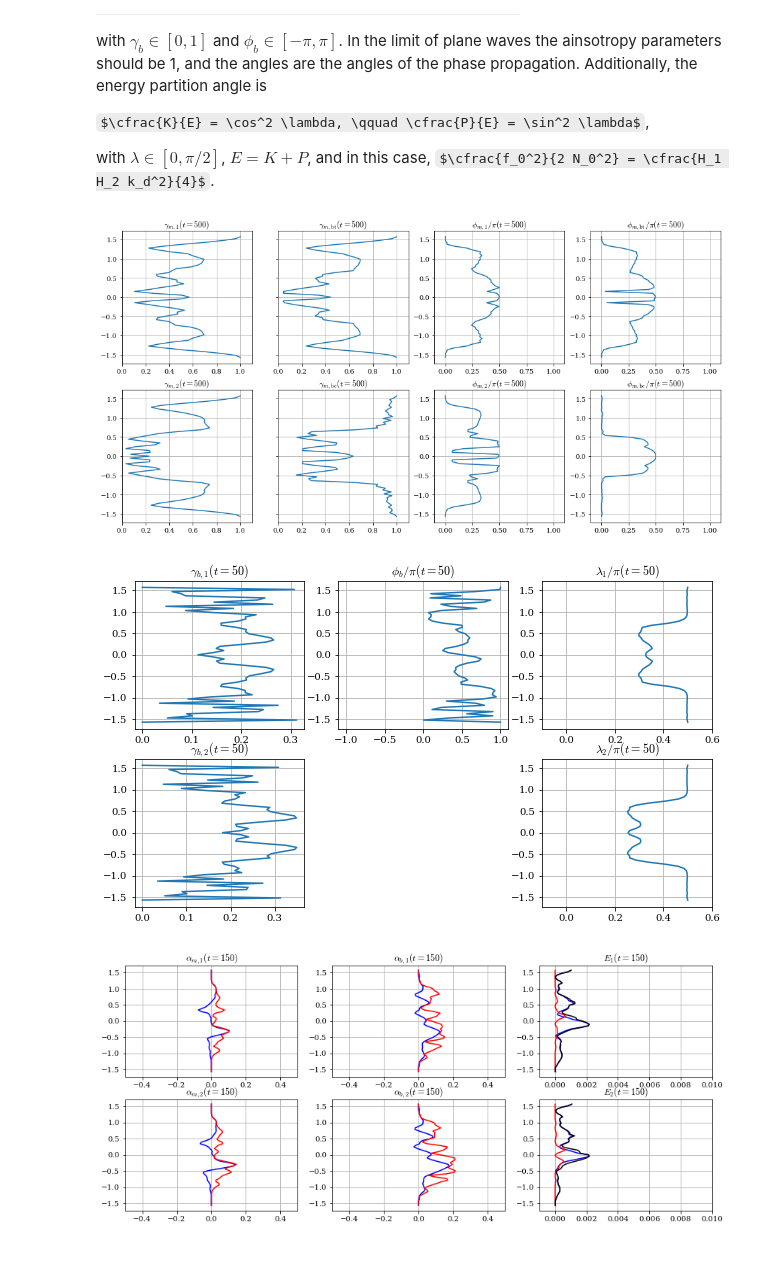
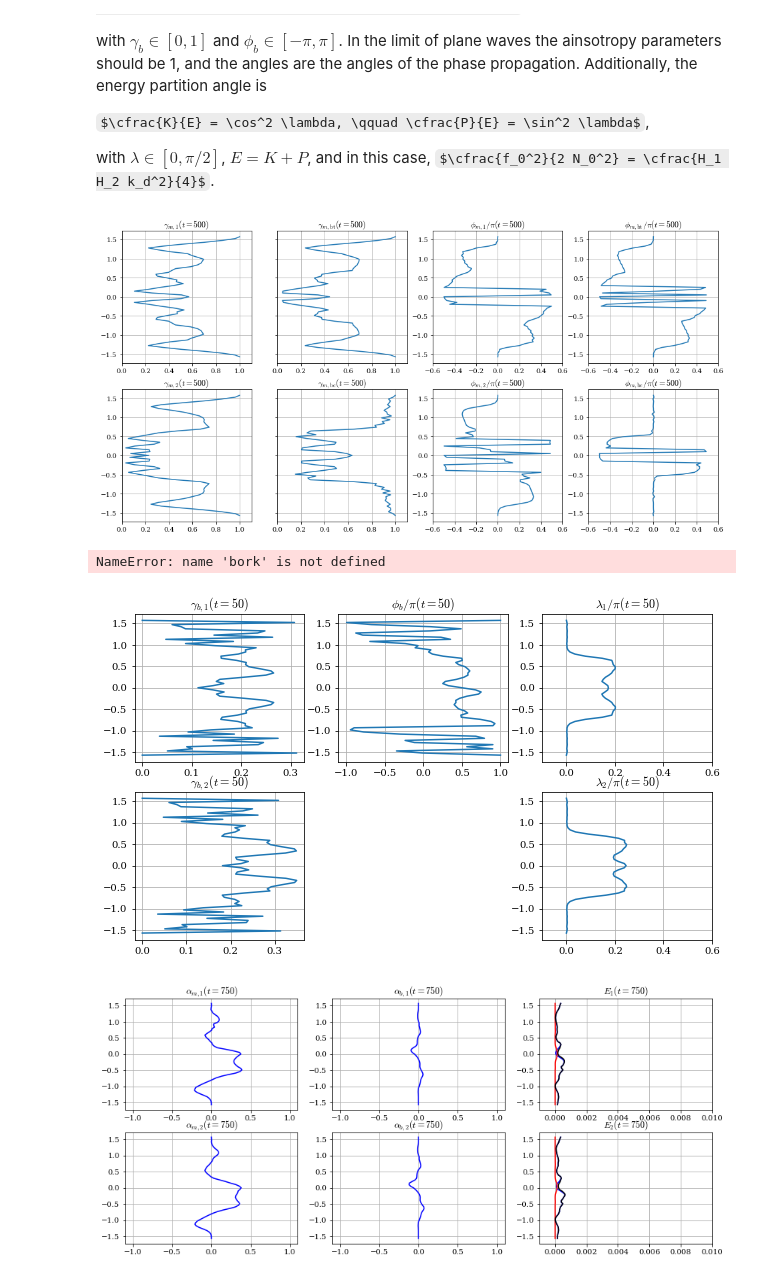
Before and after one commit to julianmak/pydra, a Jupyter notebook: wrapper/calc_GEOMETRIC.ipynb, the cells around one changed output. Saved outputs shown, nothing was run; the diff lists cells and outputs as text; code cells hidden in the pictures; some formulas as TeX source.

Commit message:
fixed some branch issues with angles

```diff
--- a/wrapper/calc_GEOMETRIC.ipynb
+++ b/wrapper/calc_GEOMETRIC.ipynb
@@ -21,8 +21,8 @@ plt.rcParams["axes.formatter.limits"] = [-3, 3]
 # %%
 kt = 50
 
-data_dir = "/home/julian/data/hydra_data/jet/nx128ny64hb0.50kd20.0bdpi0.8w0.50r001/"
-# data_dir = "/home/mak/data/hydra_data/jet/nx128ny64hb0.50kd20.0bdpi0.8w0.50r001/"
+# data_dir = "/home/julian/data/hydra_data/jet/nx128ny64hb0.50kd20.0bdpi0.8w0.50r001/"
+data_dir = "/home/mak/data/hydra_data/jet/nx128ny64hb0.50kd20.0bdpi0.8w0.50r001/"
 
 t_now, qq = read_qq(data_dir, parameters.nx, parameters.ny, kt, num_frame = True)
 
@@ -393,7 +393,7 @@ fig = plt.figure(figsize=(16, 8))
 
 plot_geom_mom_param(gamma_m_L1L2, phi_m_L1L2, gamma_m_btbc, phi_m_btbc, y_vec, t_now)
 # %% [output]
-[figure, old version]
+[figure, new version]
 # %%
 # check this for factors...?
 
@@ -430,33 +430,34 @@ ax.set_xlim([-0.1, 0.6])
 ax.set_title(r"$\lambda_2 / \pi (t = %g)$" % kt)
 ax.grid()
 # %% [output]
+NameError: name 'bork' is not defined
-[figure, old version]
+[figure, new version]
 # %%
-kt = 150
+kt = 750
 
 gamma_m_L1L2, phi_m_L1L2, gamma_m_btbc, phi_m_btbc, gamma_b, phi_b, lam, K_L1L2, P, E_L1L2 = (
     calc_geom_param(data_dir, parameters, constants, kt))
 
 fig = plt.figure(figsize=(14, 6))
 
-# defining sin here "properly" seems to matter...
+# defining sin here "properly" seems to matter...(redundant code after fixing branch problem)
 K_L1L2, K_btbc, M_L1L2, N_L1L2, M_btbc, N_btbc = calc_eddy_mom(data_dir, parameters, constants, kt)
 should_be = zonal_ave(N_L1L2) / np.sqrt(zonal_ave(M_L1L2) ** 2 + zonal_ave(N_L1L2) ** 2)
-# alpha_m = gamma_m_L1L2 * (np.cos(lam) ** 2) * np.sin(2 * phi_m_L1L2)
-alpha_m = gamma_m_L1L2 * (np.cos(lam) ** 2) * (
-    np.where(should_be >= 0.0, np.sin(2.0 * phi_m_L1L2), np.sin(2.0 * phi_m_L1L2 + np.pi)))
-alpha_m_star = gamma_m_L1L2 * (np.cos(lam) ** 2)
+alpha_m = gamma_m_L1L2 * (np.cos(lam) ** 2) * np.sin(2 * phi_m_L1L2)
+# alpha_m = gamma_m_L1L2 * (np.cos(lam) ** 2) * (
+#     np.where(should_be >= 0.0, np.sin(2.0 * phi_m_L1L2), np.sin(2.0 * phi_m_L1L2 + np.pi)))
+# alpha_m_star = gamma_m_L1L2 * (np.cos(lam) ** 2)
 
-# defining sin here "properly" seems to matter...
+# defining sin here "properly" seems to matter...(redundant code after fixing branch problem)
 P, R, S = calc_eddy_buoy(data_dir, parameters, constants, kt)
 should_be = zonal_ave(S) / np.sqrt(zonal_ave(R) ** 2 + zonal_ave(S) ** 2)
 alpha_b       = np.zeros(gamma_b.shape)
-# alpha_b[:, 0] = gamma_b[:, 0] * np.sin(2 * lam[:, 0]) * np.sin(phi_b)
-# alpha_b[:, 1] = gamma_b[:, 1] * np.sin(2 * lam[:, 1]) * np.sin(phi_b)
-alpha_b[:, 0] = gamma_b[:, 0] * np.sin(2 * lam[:, 0]) * (
-    np.where(should_be >= 0.0, np.sin(phi_b), np.sin(phi_b - np.pi)))
-alpha_b[:, 1] = gamma_b[:, 1] * np.sin(2 * lam[:, 1]) * (
-    np.where(should_be >= 0.0, np.sin(phi_b), np.sin(phi_b - np.pi)))
+alpha_b[:, 0] = gamma_b[:, 0] * np.sin(2 * lam[:, 0]) * np.sin(phi_b)
+alpha_b[:, 1] = gamma_b[:, 1] * np.sin(2 * lam[:, 1]) * np.sin(phi_b)
+# alpha_b[:, 0] = gamma_b[:, 0] * np.sin(2 * lam[:, 0]) * (
+#     np.where(should_be >= 0.0, np.sin(phi_b), np.sin(phi_b - np.pi)))
+# alpha_b[:, 1] = gamma_b[:, 1] * np.sin(2 * lam[:, 1]) * (
+#     np.where(should_be >= 0.0, np.sin(phi_b), np.sin(phi_b - np.pi)))
 
 alpha_b_star       = np.zeros(gamma_b.shape)
 alpha_b_star[:, 0] = gamma_b[:, 0] * np.sin(2 * lam[:, 0])
@@ -464,47 +465,47 @@ alpha_b_star[:, 1] = gamma_b[:, 1] * np.sin(2 * lam[:, 1])
 
 ax = plt.subplot2grid((2, 3), (0, 0), colspan = 1)
 ax.plot(alpha_m[:, 1], y_vec, 'b')
-ax.plot(alpha_m_star[:, 1], y_vec, 'r')
-ax.set_xlim([-0.5, 0.5])
+# ax.plot(alpha_m_star[:, 1], y_vec, 'r')
+ax.set_xlim([-1.1, 1.1])
 ax.set_title(r"$\alpha_{m, 1} (t = %g)$" % kt)
 ax.grid()
 
 ax = plt.subplot2grid((2, 3), (1, 0), colspan = 1)
 ax.plot(alpha_m[:, 0], y_vec, 'b')
-ax.plot(alpha_m_star[:, 0], y_vec, 'r')
-ax.set_xlim([-0.5, 0.5])
+# ax.plot(alpha_m_star[:, 0], y_vec, 'r')
+ax.set_xlim([-1.1, 1.1])
 ax.set_title(r"$\alpha_{m, 2} (t = %g)$" % kt)
 ax.grid()
 
 ax = plt.subplot2grid((2, 3), (0, 1), colspan = 1)
 ax.plot(alpha_b[:, 1], y_vec, 'b')
-ax.plot(alpha_b_star[:, 1], y_vec, 'r')
-ax.set_xlim([-0.5, 0.5])
+# ax.plot(alpha_b_star[:, 1], y_vec, 'r')
+ax.set_xlim([-1.1, 1.1])
 ax.set_title(r"$\alpha_{b, 1} (t = %g)$" % kt)
 ax.grid()
 
 ax = plt.subplot2grid((2, 3), (1, 1), colspan = 1)
 ax.plot(alpha_b[:, 0], y_vec, 'b')
-ax.plot(alpha_b_star[:, 0], y_vec, 'r')
-ax.set_xlim([-0.5, 0.5])
+# ax.plot(alpha_b_star[:, 0], y_vec, 'r')
+ax.set_xlim([-1.1, 1.1])
 ax.set_title(r"$\alpha_{b, 2} (t = %g)$" % kt)
 ax.grid()
 
 ax = plt.subplot2grid((2, 3), (0, 2), colspan = 1)
 ax.plot(zonal_ave(K_L1L2[:, 1]), y_vec, 'b')
 ax.plot(zonal_ave(P[:, 1]), y_vec, 'r')
 ax.plot(zonal_ave(E_L1L2[:, 1]), y_vec, 'k')
 ax.set_xlim([-1e-3, 1e-2])
 ax.set_title(r"$E_1 (t = %g)$" % kt)
 ax.grid()
 
 ax = plt.subplot2grid((2, 3), (1, 2), colspan = 1)
 ax.plot(zonal_ave(K_L1L2[:, 0]), y_vec, 'b')
 ax.plot(zonal_ave(P[:, 0]), y_vec, 'r')
 ax.plot(zonal_ave(E_L1L2[:, 0]), y_vec, 'k')
 ax.set_xlim([-1e-3, 1e-2])
 ax.set_title(r"$E_2 (t = %g)$" % kt)
 ax.grid()
 # %% [output]
-[figure, old version]
+[figure, new version]
 # %%
```
Also changed, not shown: parts of 11 cells of this notebook, 2 other files.
